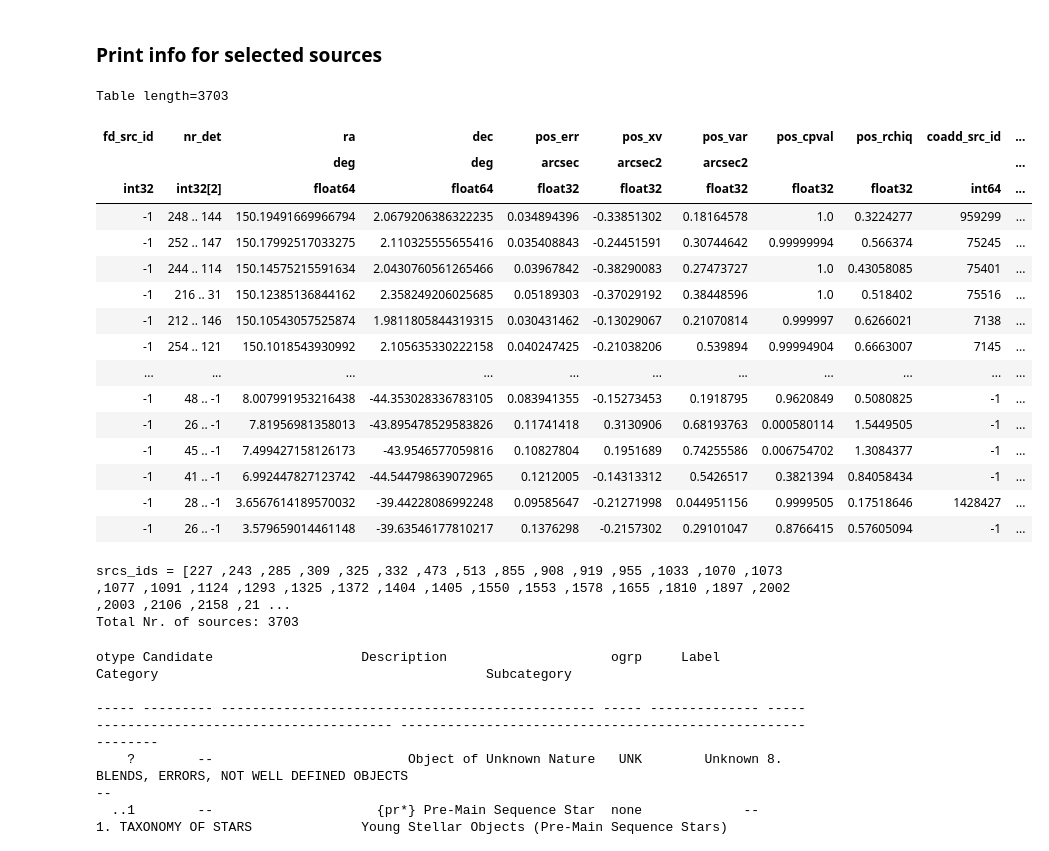
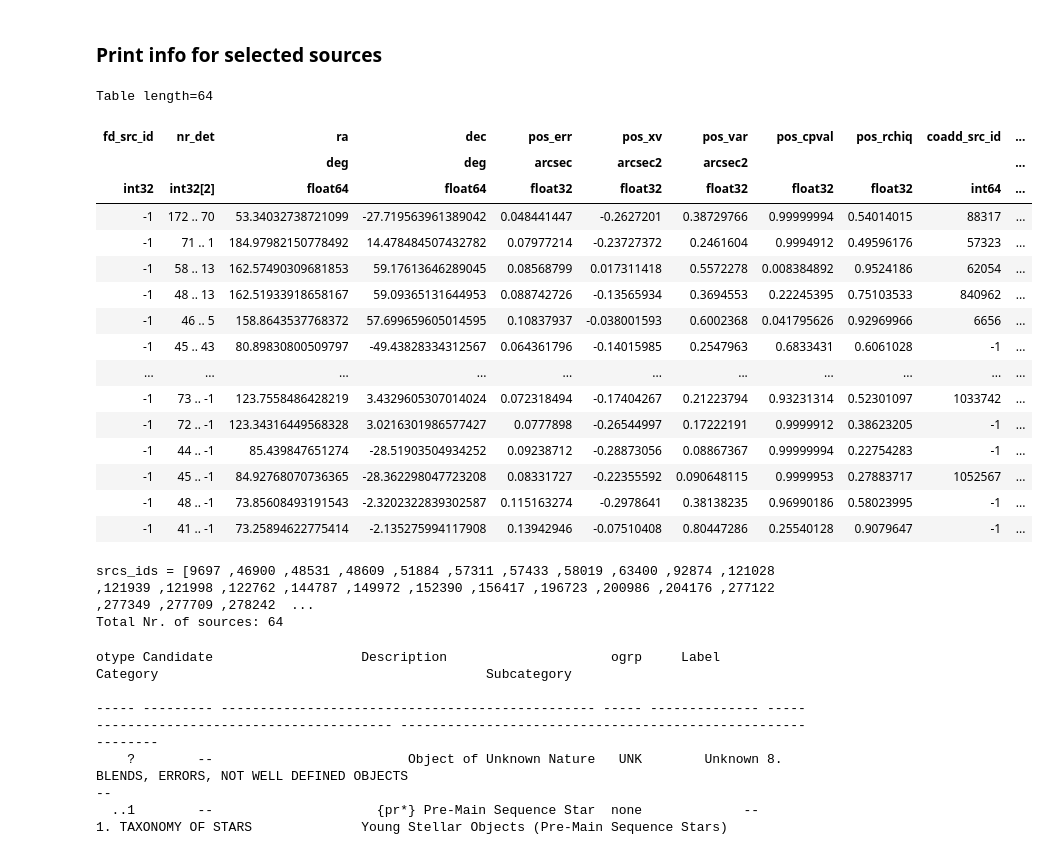
Before and after one commit to rbuehler/vasca, a Jupyter notebook: vasca/examples/cross_match.ipynb, the cells around one changed output. Cells and saved outputs as stored; diff of their text form; code cells hidden in the pictures.

```diff
--- a/vasca/examples/cross_match.ipynb
+++ b/vasca/examples/cross_match.ipynb
@@ -192,42 +192,42 @@ plt.show()
 # %%
 # Make selection
 sel_otype = rc.tt_sources["otype"] ==  "RR*"# "No*"#"HS?" #"BS*" #"PM*" # # "SN*" #"EB*"
 sel_otypes = (rc.tt_sources["otype"] ==  "WD?")  + (rc.tt_sources["otype"] =="WD*") + (rc.tt_sources["ogrp_gaiadr3"] =="WD*")
 sel_flux_nxv = rc.tt_sources["flux_nxv"][:,0]>2
 sel_flux_hr = rc.tt_sources["hr"]>2
 sel_src_id = rc.tt_sources["rg_src_id"]==15179
-sel_period = (rc.tt_sources["ls_peak_pval"]>-0.5) * (rc.tt_sources["ls_peak_pval"]<0.000000573303) # # 3 sigma 0.002699796063, 4 sigma 0.000063342484, 5 sigma 0.000000573303
+sel_period = (rc.tt_sources["ls_peak_pval"]>-0.5) * (rc.tt_sources["ls_peak_pval"]<0.000000573303) * (rc.tt_sources["ls_model_rchiq"]<1.1)# # 3 sigma 0.002699796063, 4 sigma 0.000063342484, 5 sigma 0.000000573303
 sel_srcs =  sel_period #sel_otypes  #sel_src_id  #sel_flux_nxv #sel_otype # sel_flux_nxv_fuv # sel_flux_hr#
 
 #Display match and simbad table for selected sources
 display(rc.tt_sources[sel_srcs])
 
 #Print oout list of source IDs to be used for further use, e.g. in inspect_sources.ipynb
 print("srcs_ids = [", end="")
 for src_id in rc.tt_sources[sel_srcs]["rg_src_id"].data:
     print(src_id,",", end="")
 print("]")
 print("Total Nr. of sources:",sel_srcs.sum())
 # %% [output]
-Table length=3703
+Table length=64
 | fd_src_id | nr_det | ra | dec | pos_err | pos_xv | pos_var | pos_cpval | pos_rchiq | coadd_src_id | ... |
 |  |  | deg | deg | arcsec | arcsec2 | arcsec2 |  |  |  | ... |
 | int32 | int32[2] | float64 | float64 | float32 | float32 | float32 | float32 | float32 | int64 | ... |
-| -1 | 248 .. 144 | 150.19491669966794 | 2.0679206386322235 | 0.034894396 | -0.33851302 | 0.18164578 | 1.0 | 0.3224277 | 959299 | ... |
-| -1 | 252 .. 147 | 150.17992517033275 | 2.110325555655416 | 0.035408843 | -0.24451591 | 0.30744642 | 0.99999994 | 0.566374 | 75245 | ... |
-| -1 | 244 .. 114 | 150.14575215591634 | 2.0430760561265466 | 0.03967842 | -0.38290083 | 0.27473727 | 1.0 | 0.43058085 | 75401 | ... |
-| -1 | 216 .. 31 | 150.12385136844162 | 2.358249206025685 | 0.05189303 | -0.37029192 | 0.38448596 | 1.0 | 0.518402 | 75516 | ... |
-| -1 | 212 .. 146 | 150.10543057525874 | 1.9811805844319315 | 0.030431462 | -0.13029067 | 0.21070814 | 0.999997 | 0.6266021 | 7138 | ... |
-| -1 | 254 .. 121 | 150.1018543930992 | 2.105635330222158 | 0.040247425 | -0.21038206 | 0.539894 | 0.99994904 | 0.6663007 | 7145 | ... |
+| -1 | 172 .. 70 | 53.34032738721099 | -27.719563961389042 | 0.048441447 | -0.2627201 | 0.38729766 | 0.99999994 | 0.54014015 | 88317 | ... |
+| -1 | 71 .. 1 | 184.97982150778492 | 14.478484507432782 | 0.07977214 | -0.23727372 | 0.2461604 | 0.9994912 | 0.49596176 | 57323 | ... |
+| -1 | 58 .. 13 | 162.57490309681853 | 59.17613646289045 | 0.08568799 | 0.017311418 | 0.5572278 | 0.008384892 | 0.9524186 | 62054 | ... |
+| -1 | 48 .. 13 | 162.51933918658167 | 59.09365131644953 | 0.088742726 | -0.13565934 | 0.3694553 | 0.22245395 | 0.75103533 | 840962 | ... |
+| -1 | 46 .. 5 | 158.8643537768372 | 57.699659605014595 | 0.10837937 | -0.038001593 | 0.6002368 | 0.041795626 | 0.92969966 | 6656 | ... |
+| -1 | 45 .. 43 | 80.89830800509797 | -49.43828334312567 | 0.064361796 | -0.14015985 | 0.2547963 | 0.6833431 | 0.6061028 | -1 | ... |
 | ... | ... | ... | ... | ... | ... | ... | ... | ... | ... | ... |
-| -1 | 48 .. -1 | 8.007991953216438 | -44.353028336783105 | 0.083941355 | -0.15273453 | 0.1918795 | 0.9620849 | 0.5080825 | -1 | ... |
-| -1 | 26 .. -1 | 7.81956981358013 | -43.895478529583826 | 0.11741418 | 0.3130906 | 0.68193763 | 0.000580114 | 1.5449505 | -1 | ... |
-| -1 | 45 .. -1 | 7.499427158126173 | -43.9546577059816 | 0.10827804 | 0.1951689 | 0.74255586 | 0.006754702 | 1.3084377 | -1 | ... |
-| -1 | 41 .. -1 | 6.992447827123742 | -44.544798639072965 | 0.1212005 | -0.14313312 | 0.5426517 | 0.3821394 | 0.84058434 | -1 | ... |
-| -1 | 28 .. -1 | 3.6567614189570032 | -39.44228086992248 | 0.09585647 | -0.21271998 | 0.044951156 | 0.9999505 | 0.17518646 | 1428427 | ... |
-| -1 | 26 .. -1 | 3.579659014461148 | -39.63546177810217 | 0.1376298 | -0.2157302 | 0.29101047 | 0.8766415 | 0.57605094 | -1 | ... |
+| -1 | 73 .. -1 | 123.7558486428219 | 3.4329605307014024 | 0.072318494 | -0.17404267 | 0.21223794 | 0.93231314 | 0.52301097 | 1033742 | ... |
+| -1 | 72 .. -1 | 123.34316449568328 | 3.0216301986577427 | 0.0777898 | -0.26544997 | 0.17222191 | 0.9999912 | 0.38623205 | -1 | ... |
+| -1 | 44 .. -1 | 85.439847651274 | -28.51903504934252 | 0.09238712 | -0.28873056 | 0.08867367 | 0.99999994 | 0.22754283 | -1 | ... |
+| -1 | 45 .. -1 | 84.92768070736365 | -28.362298047723208 | 0.08331727 | -0.22355592 | 0.090648115 | 0.9999953 | 0.27883717 | 1052567 | ... |
+| -1 | 48 .. -1 | 73.85608493191543 | -2.3202322839302587 | 0.115163274 | -0.2978641 | 0.38138235 | 0.96990186 | 0.58023995 | -1 | ... |
+| -1 | 41 .. -1 | 73.25894622775414 | -2.135275994117908 | 0.13942946 | -0.07510408 | 0.80447286 | 0.25540128 | 0.9079647 | -1 | ... |
-srcs_ids = [227 ,243 ,285 ,309 ,325 ,332 ,473 ,513 ,855 ,908 ,919 ,955 ,1033 ,1070 ,1073 ,1077 ,1091 ,1124 ,1293 ,1325 ,1372 ,1404 ,1405 ,1550 ,1553 ,1578 ,1655 ,1810 ,1897 ,2002 ,2003 ,2106 ,2158 ,21 ...
-Total Nr. of sources: 3703
+srcs_ids = [9697 ,46900 ,48531 ,48609 ,51884 ,57311 ,57433 ,58019 ,63400 ,92874 ,121028 ,121939 ,121998 ,122762 ,144787 ,149972 ,152390 ,156417 ,196723 ,200986 ,204176 ,277122 ,277349 ,277709 ,278242  ...
+Total Nr. of sources: 64
 # %%
 tt_nodes = Table.read("./resources/SIMBAD_otypes/otypes_nodes3.csv")
 tt_nodes.rename_column("Id", "otype")
```
Also changed, not shown: parts of 1 cell of this notebook, 9 other files.
